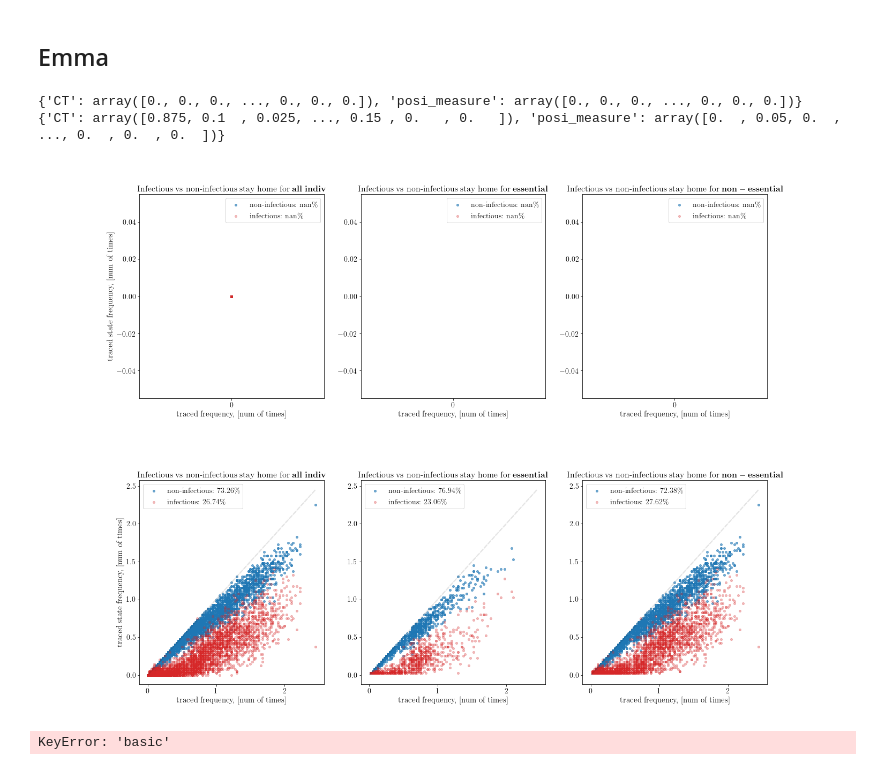
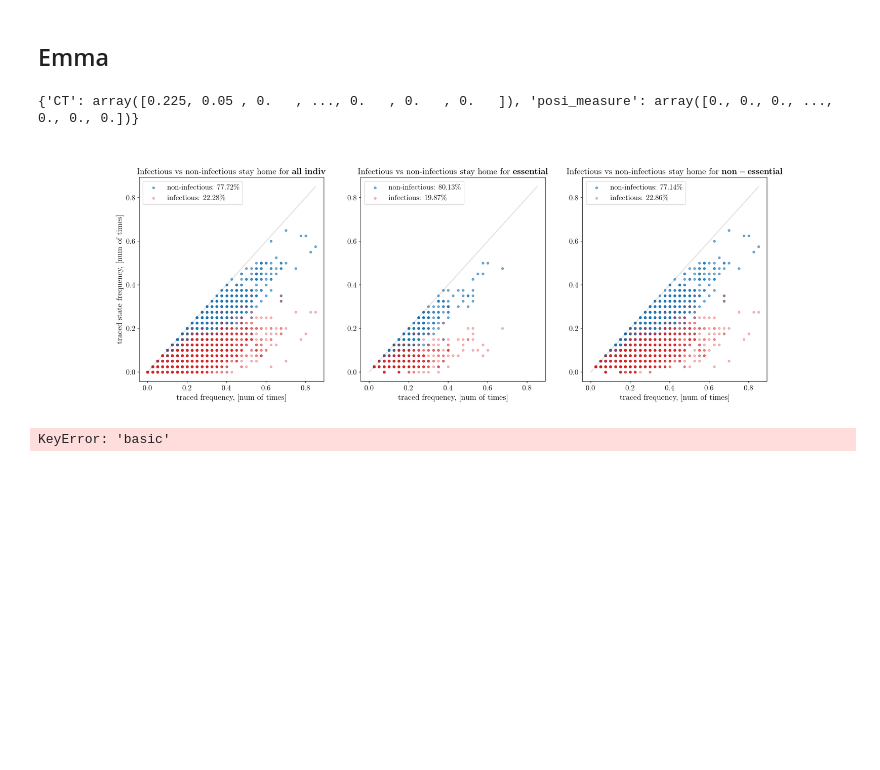
Before and after one commit to stanfordfuturebay/simulator, a Jupyter notebook: sim/Plot.ipynb, the cells around one changed output. Saved outputs shown, nothing was run; the diff lists cells and outputs as text; code cells hidden in the pictures; blank space fills up the shorter version.

```diff
--- a/sim/Plot.ipynb
+++ b/sim/Plot.ipynb
@@ -51,5 +48,7 @@ The autoreload extension is already loaded. To reload it, use:
 # %% [markdown]
 ## Zihan
+# %%
+summaries_SD_6 = load_summary('tracing_isolate_sftest_2trace_stochastic_20pctall_isohouse_40rpts_005betas_trace_friends_only_colleagues_tracehouse.pk')
 # %%
 '''
 (0) 0: SocialDistancingForAllMeasure`
@@ -67,7 +66,6 @@ import matplotlib.pyplot as plt
 rpts = 20
 p_compliance = [0.0, 1.0]
 measures_deployed = [1,3,6,7]
-summaries_SD_6 = load_summary('tracing_isolate_sf_tc1x_sup20_laura_isohouse_20rpts2.pk')
 for j, policy in enumerate(['advanced']):
     summaries_ = summaries_SD_6[policy]
     f,axs = plt.subplots(2,2,figsize = (13,13))
@@ -143,19 +141,18 @@ plt.show()
 # Plot results of experiments_server_7-1.py
 c=0
 runstr = f'run{c}_'
-summaries_SD_6 = load_summary('tracing_isolate_sftest_5trace_stochastic_20pctall_isohouse_40rpts_005betas_trace_friends_only_colleagues_tracehouse.pk')
 FIGSIZE=(6, 4)
 
-p_compliance = [0.0, 1.0]
+p_compliance = [0.0,0.2,0.4,0.6,0.8,1.0]
 plotter = Plotter()
 titles_SD_6_ = list(['Tracking compliance '+ str(int(p*100.0)) + ' \%' for p in p_compliance])
-for j, policy in enumerate(['advanced']):
+for j, policy in enumerate(['basic']):
     summaries_ = summaries_SD_6[policy]
     plotter.compare_total_infections(
         summaries_,
         titles=titles_SD_6_,
         figtitle=(f'Infections for compliance levels for ' + policy + ' individuals compliant with contact-tracing'),
-        filename=runstr + f'SD_6{j}'+'tracing_isolate_sftest_5trace_stochastic_20pctall_isohouse_40rpts_005betas_trace_friends_only_colleagues_tracehouse',
+        filename=runstr + f'SD_6{j}'+'tracing_isolate_sftest_2trace_stochastic_20pctall_isohouse_40rpts_005betas_trace_friends_only_colleagues_tracehouse',
         figsize=FIGSIZE, acc=500,
-        ymax=1000, errorevery=14)
+        ymax=1500, errorevery=14, start_date = '2020-03-08', show_legend=False)
 # %% [output]
@@ -487,13 +484,15 @@ for j, policy in enumerate(['advanced']):
         figsize=FIGSIZE, acc=500,
         ymax=5000, errorevery=14)
 plt.show()
+# %%
+c=0
+runstr = f'run{c}_'
+summaries_SD_6 = load_summary('tracing_isolate_sftest_2trace_stochastic_20pctall_isohouse_40rpts_005betas_trace_friends_only_colleagues_tracehouse.pk')
+# titles_SD_6_ = list(['Tracking compliance '+ str(int(p*100.0)) + ' \%' for p in p_compliance])
 # %%
-c=0
-runstr = f'run{c}_'
-summaries_SD_6 = load_summary('tracing_isolate_sftest_5trace_stochastic_20pctall_isohouse_40rpts_005betas_trace_friends_only_colleagues_tracehouse.pk')
-# titles_SD_6_ = list(['Tracking compliance '+ str(int(p*100.0)) + ' \%' for p in p_compliance])
 
-p_compliance = [0.0, 1.0]
+
+p_compliance = [0.4]
 all_states = ['susc', 'expo', 'ipre', 'isym', 'iasy', 'posi', 'nega', 'resi', 'dead', 'hosp']
 infectious_states = ['ipre', 'isym', 'iasy', 'posi']
 noninfectious_states = ['susc', 'expo', 'nega', 'resi', 'dead', 'hosp']
@@ -503,10 +502,11 @@ active_measures = ['CT','posi_measure']
 
 alphas = np.linspace(0.6,0.3,num=len(plot_states))
 plotter = Plotter()
-for j, policy in enumerate(['advanced']):
+for j, policy in enumerate(['basic']):
     summaries_ = summaries_SD_6[policy]
 #     f,axs = plt.subplots(1,len(p_compliance),figsize = (13,5))
     for c, summary in enumerate(summaries_):     # each compliance rate
+        if c != 2: continue
         fig = plt.figure(figsize=(21,7))
         axs1 = fig.add_subplot(131)
         axs2 = fig.add_subplot(132)
@@ -537,6 +537,7 @@ for j, policy in enumerate(['advanced']):
                 traced_times[cur_measure] += summary.is_traced[cur_measure][r]
             for cur_state in all_states:
                 traced_all_states[cur_state] += summary.is_traced_state[cur_state][r]
+
 
         for cur_measure in active_measures:
             traced_times[cur_measure] /= summary.random_repeats
@@ -573,18 +574,24 @@ for j, policy in enumerate(['advanced']):
                 traced_all_states_ratio_normal[cur_state] = 0
 
 
-        for cur_state in infectious_states:
-            traced_infectious_states += traced_all_states[cur_state]
-            traced_infectious_states_essential = np.multiply(traced_infectious_states,summary.essential_workers[0])
-            traced_infectious_states_normal = np.multiply(traced_infectious_states,1-summary.essential_workers[0])
-            traced_infectious_states_essential[traced_infectious_states_essential==0] = 'nan'
-            traced_infectious_states_normal[traced_infectious_states_normal==0] = 'nan'
+#         for cur_state in infectious_states:
+#             traced_infectious_states += traced_all_states[cur_state]
+#             traced_infectious_states_essential = np.multiply(traced_infectious_states,summary.essential_workers[0])
+#             traced_infectious_states_normal = np.multiply(traced_infectious_states,1-summary.essential_workers[0])
+#             traced_infectious_states_essential[traced_infectious_states_essential==0] = 'nan'
+#             traced_infectious_states_normal[traced_infectious_states_normal==0] = 'nan'
         for cur_state in noninfectious_states:
             traced_noninfectious_states += traced_all_states[cur_state]
             traced_noninfectious_states_essential = np.multiply(traced_noninfectious_states,summary.essential_workers[0])
             traced_noninfectious_states_normal = np.multiply(traced_noninfectious_states,1-summary.essential_workers[0])
             traced_noninfectious_states_essential[traced_noninfectious_states_essential==0] = 'nan'
             traced_noninfectious_states_normal[traced_noninfectious_states_normal==0] = 'nan'
+        # Zihan:
+        traced_infectious_states = traced_times['CT'] - traced_noninfectious_states
+        traced_infectious_states_essential = np.multiply(traced_infectious_states,summary.essential_workers[0])
+        traced_infectious_states_normal = np.multiply(traced_infectious_states,1-summary.essential_workers[0])
+        traced_infectious_states_essential[traced_infectious_states_essential==0] = 'nan'
+        traced_infectious_states_normal[traced_infectious_states_normal==0] = 'nan'
 
 
 
@@ -662,41 +669,39 @@ for j, policy in enumerate(['advanced']):
                              +str(round(traced_plot_states_ratio_essential[cur_state]*100,2))+'\%')
                 axs3.scatter(traced_times, traced_all_states_normal[cur_state],
                                alpha=alphas[i], edgecolors=None, label=cur_state+': '
                              +str(round(traced_plot_states_ratio_normal[cur_state]*100,2))+'\%')
 
 
 
 #         axs1.set_title('Stay home by Posi measure vs by CT for ' + r"$\bf{" + 'all\ indiv' + "}$")
 #         axs2.set_title('Stay home by Posi measure vs by CT for ' + r"$\bf{" + 'essential' + "}$")
 #         axs3.set_title('Stay home by Posi measure vs by CT for ' + r"$\bf{" + 'non-essential' + "}$")
         axs1.set_title('Infectious vs non-infectious stay home for ' + r"$\bf{" + 'all\ indiv' + "}$")
         axs2.set_title('Infectious vs non-infectious stay home for ' + r"$\bf{" + 'essential' + "}$")
         axs3.set_title('Infectious vs non-infectious stay home for ' + r"$\bf{" + 'non-essential' + "}$")
         axs1.legend()
         axs2.legend()
         axs3.legend()
-        axs1.set_xticks(range(0, int(max(traced_times['CT'])+1)))
-        axs2.set_xticks(range(0, int(max(traced_times['CT'])+1)))
-        axs3.set_xticks(range(0, int(max(traced_times['CT'])+1)))
+#         axs1.set_xticks(range(0, int(max(traced_times['CT'])+1)))
+#         axs2.set_xticks(range(0, int(max(traced_times['CT'])+1)))
+#         axs3.set_xticks(range(0, int(max(traced_times['CT'])+1)))
         axs1.set_xlabel('traced frequency, [num of times]',fontsize = 15)
         axs2.set_xlabel('traced frequency, [num of times]',fontsize = 15)
         axs3.set_xlabel('traced frequency, [num of times]',fontsize = 15)
         axs1.set_ylabel('traced state frequency, [num of times]',fontsize = 15)
 #         axs2.set_ylabel('traced state frequency, [num of times]',fontsize = 15)
 #         axs3.set_ylabel('traced state frequency, [num of times]',fontsize = 15)
 
         print(traced_times)
 #         print(avg_traced_infectious_states)
 #         print(traced_all_states_ratio)
 
 
-plt.savefig('plots/scatter_tracing_isolate_sftest_5trace_stochastic_20pctall_isohouse_40rpts_005betas_trace_friends_only_colleagues_tracehouse.png',dpi=300)
+plt.savefig('plots/tracing_isolate_sftest_2trace_stochastic_20pctall_isohouse_40rpts_005betas_trace_friends_only_colleagues_tracehouse_04compliance.png',dpi=300)
 plt.show()
 # %% [output]
-{'CT': array([0., 0., 0., ..., 0., 0., 0.]), 'posi_measure': array([0., 0., 0., ..., 0., 0., 0.])}
-{'CT': array([0.875, 0.1  , 0.025, ..., 0.15 , 0.   , 0.   ]), 'posi_measure': array([0.  , 0.05, 0.  , ..., 0.  , 0.  , 0.  ])}
+{'CT': array([0.225, 0.05 , 0.   , ..., 0.   , 0.   , 0.   ]), 'posi_measure': array([0., 0., 0., ..., 0., 0., 0.])}
-[figure, old version]
+[figure, new version]
-[figure, removed]
 # %%
 def computeAverageTraced(summary,cur_state,r,t):
     cur_num_of_traced_indiv = 0
```
Also changed, not shown: parts of 2 cells of this notebook.
